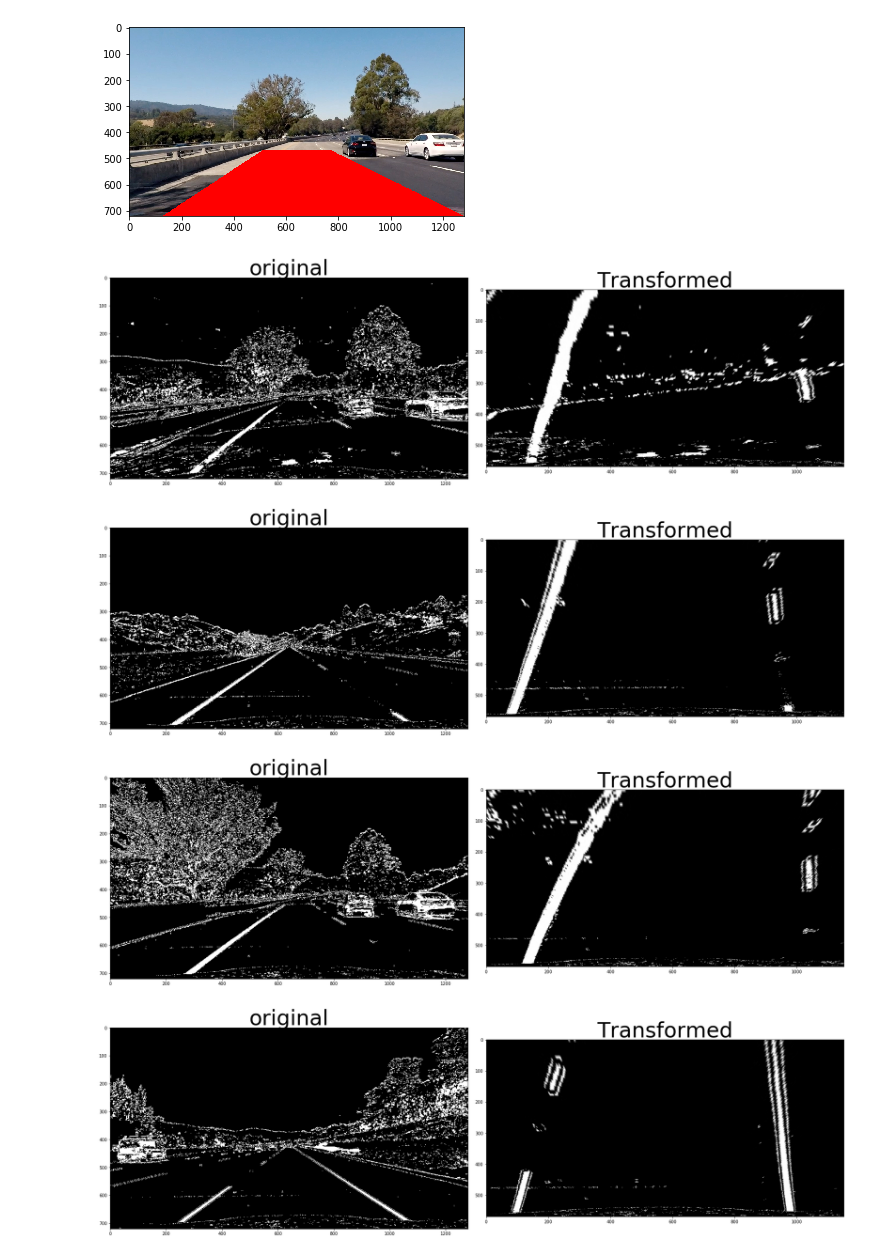
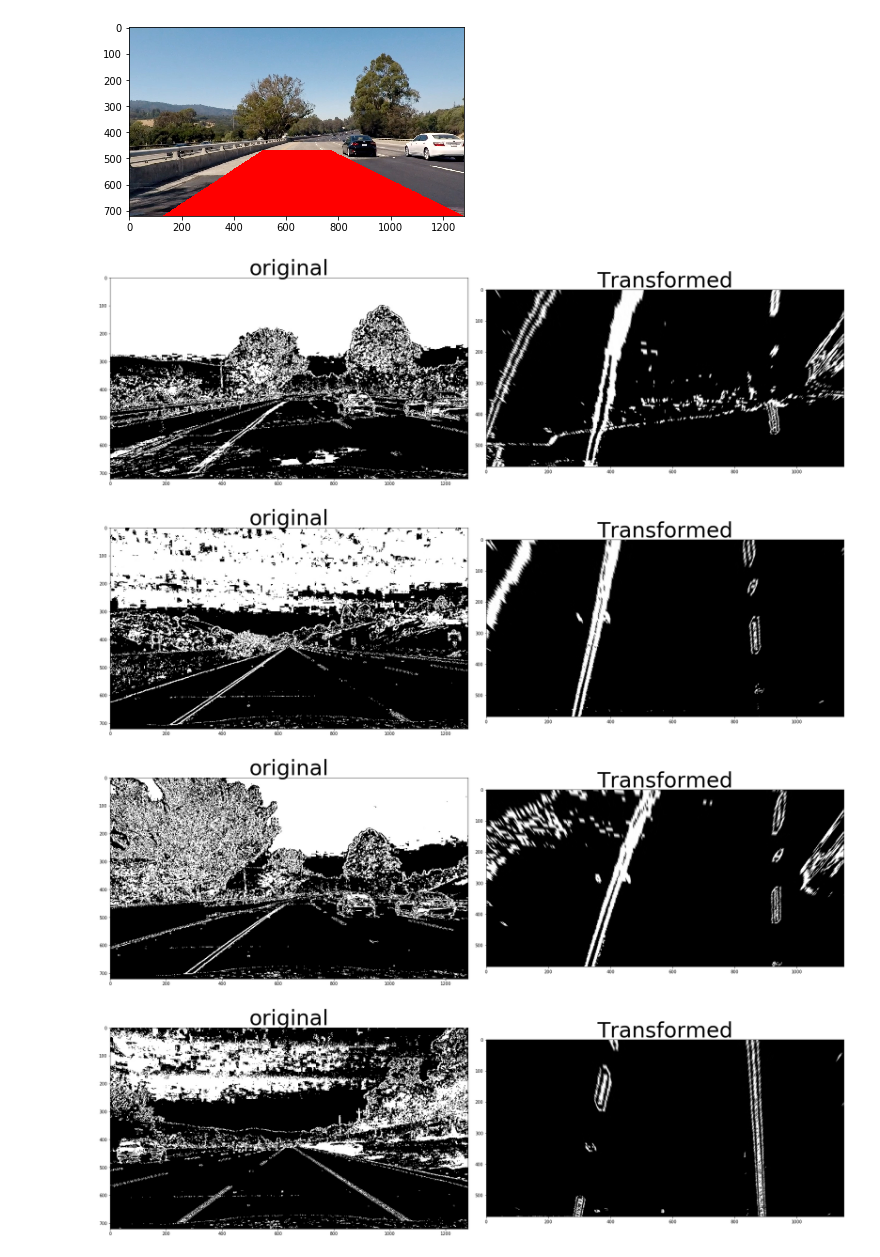
Before and after one commit to imayank/Advanced-Lane-Finding, a Jupyter notebook: PerpectiveTransform.ipynb, the cells around one changed output. Cells and saved outputs as stored; diff of their text form; code cells hidden in the pictures.

```diff
--- a/PerpectiveTransform.ipynb
+++ b/PerpectiveTransform.ipynb
@@ -26,7 +26,7 @@ bl = [sh[1]*0.1,sh[0]]
 br = [sh[1],sh[0]]
 
 src = np.float32([tl,tr,br,bl])
-
+print(src)
 widthA = np.sqrt(((br[0] - bl[0]) ** 2) + ((br[1] - bl[1]) ** 2))
 widthB = np.sqrt(((tr[0] - tl[0]) ** 2) + ((tr[1] - tl[1]) ** 2))
 heightA = np.sqrt(((tr[0] - br[0]) ** 2) + ((tr[1] - br[1]) ** 2))
@@ -35,12 +35,11 @@ heightB = np.sqrt(((tl[0] - bl[0]) ** 2) + ((tl[1] - bl[1]) ** 2))
 maxWidth = max(int(widthA), int(widthB))
 maxHeight = max(int(heightA), int(heightB))
 
-dst = np.float32([[0, 0],[maxWidth - 1, 0],[maxWidth - 1, maxHeight - 1],[0, maxHeight - 1]])
-#dst = np.float32([[sh[1]*0.1, 0],[sh[1]*0.9, 0],[sh[1], sh[0]+0.6*sh[0]],[0, sh[0]+0.6*sh[0]]])
+#dst = np.float32([[0, 0],[maxWidth - 1, 0],[maxWidth - 1, maxHeight - 1],[0, maxHeight - 1]])
+dst = np.float32([[200,0],[1000,100],[1000,680],[200,680]])
 
 M = cv2.getPerspectiveTransform(src,dst)
 img_size = (sh[1],sh[0])
 warped = cv2.warpPerspective(undist,M,(maxWidth,maxHeight),flags=cv2.INTER_LINEAR)
-print(warped.shape)
 plt.imshow(warped)
 # %% [output]
@@ -66,42 +68,43 @@ plt.imshow(cp)
 [figure]
 # %%
 count=1
-for img_name in glob.glob("./test_images_output/*.jpg"):
+for img_name in glob.glob("./test_images_output/out*.jpg"):
     image = mpimg.imread(img_name)
     #ret,mtx,dist,rvecs,tvecs=cv2.calibrateCamera(objPoints,imgPoints,image.shape[::-1],None,None)
     undist = image
     sh = undist.shape
     tl = [sh[1]*0.4,sh[0]*0.65]
     tr = [sh[1]*0.6,sh[0]*0.65]
     bl = [sh[1]*0.1,sh[0]]
     br = [sh[1],sh[0]]
 
     src = np.float32([tl,tr,br,bl])
 
     widthA = np.sqrt(((br[0] - bl[0]) ** 2) + ((br[1] - bl[1]) ** 2))
     widthB = np.sqrt(((tr[0] - tl[0]) ** 2) + ((tr[1] - tl[1]) ** 2))
     heightA = np.sqrt(((tr[0] - br[0]) ** 2) + ((tr[1] - br[1]) ** 2))
     heightB = np.sqrt(((tl[0] - bl[0]) ** 2) + ((tl[1] - bl[1]) ** 2))
 
     maxWidth = max(int(widthA), int(widthB))
     maxHeight = max(int(heightA), int(heightB))
-    dst = np.float32([[0, 0],[maxWidth - 1, 0],[maxWidth - 1, maxHeight - 1],[0, maxHeight - 1]])
+    #dst = np.float32([[0, 0],[maxWidth - 1, 0],[maxWidth - 1, maxHeight - 1],[0, maxHeight - 1]])
     #dst = np.float32([[sh[1]*0.1, 0],[sh[1]*0.9, 0],[sh[1], sh[0]+0.6*sh[0]],[0, sh[0]+0.6*sh[0]]])
+    dst = np.float32([[200,0],[1000,100],[1000,680],[200,680]])
     M = cv2.getPerspectiveTransform(src,dst)
     img_size = (sh[1],sh[0])
     warped = cv2.warpPerspective(undist,M,(maxWidth,maxHeight),flags=cv2.INTER_LINEAR)
     f, (ax1, ax2) = plt.subplots(1, 2, figsize=(24, 9))
     f.tight_layout()
     ax1.imshow(undist,cmap='gray')
     ax1.set_title("original", fontsize=50)
     ax2.imshow(warped, cmap='gray')
     ax2.set_title('Transformed', fontsize=50)
     plt.subplots_adjust(left=0., right=1, top=0.9, bottom=0.)
     plt.show()
-    cv2.imwrite("test_images_output/pers"+str(count)+".jpg",warped*255)
+    #cv2.imwrite("test_images_output/pers"+str(count)+".jpg",warped*255)
     count+=1
 # %% [output]
-[figure, old version]
+[figure, new version]
-[figure, old version]
+[figure, new version]
-[figure, old version]
+[figure, new version]
-[figure, old version]
+[figure, new version]
```
Also changed, not shown: parts of 2 cells of this notebook, 8 other files.
